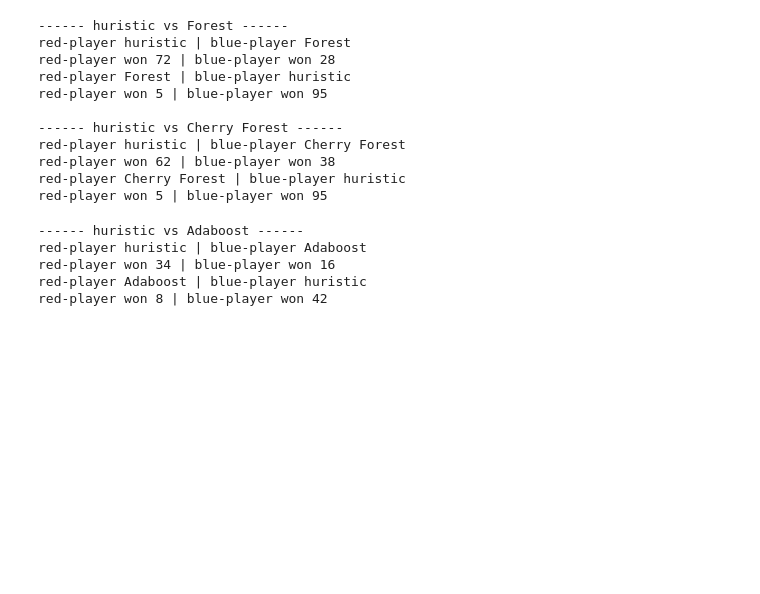
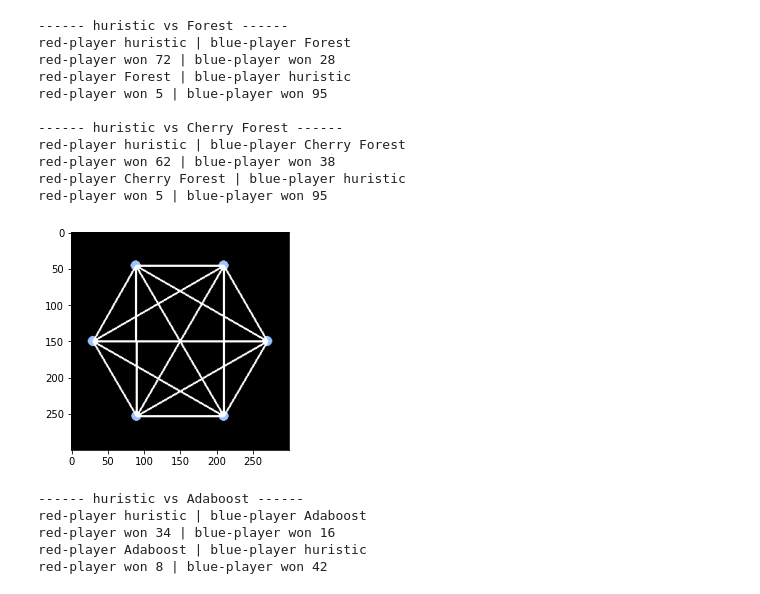
Before and after one commit to mike-tr/SimML, a Jupyter notebook: FinalModelClass.ipynb, the cells around one changed output. Cells and saved outputs as stored; diff of their text form; code cells hidden in the pictures; blank space fills up the shorter version.

```diff
--- a/FinalModelClass.ipynb
+++ b/FinalModelClass.ipynb
@@ -479,3 +497,5 @@ clf.fit(X_train, y_test)
+# %%
+models["NN"] = pipe
 # %% [markdown]
 <h4><strong> Observations </strong></h4>
 KNN doing as well and even better than Random Forest, We assume that somehow KNN manages to break the observations into maybe "triangles", </br>
@@ -586,6 +606,13 @@ red-player huristic | blue-player Cherry Forest
 red-player won 62 | blue-player won 38
 red-player Cherry Forest | blue-player huristic
 red-player won 5 | blue-player won 95
+# %%
+env = ColorableCliqueGame(300,300,6,colors)
+# %%
+huristic_model(models["NN"])(env)
+draw(env)
+# %% [output]
+[figure, added]
 # %%
 def padaboost(game):
     alphabetaMove(game, 0, huristic_model(models['pada']))
```
Also changed, not shown: parts of 6 cells of this notebook, 4 other files.
